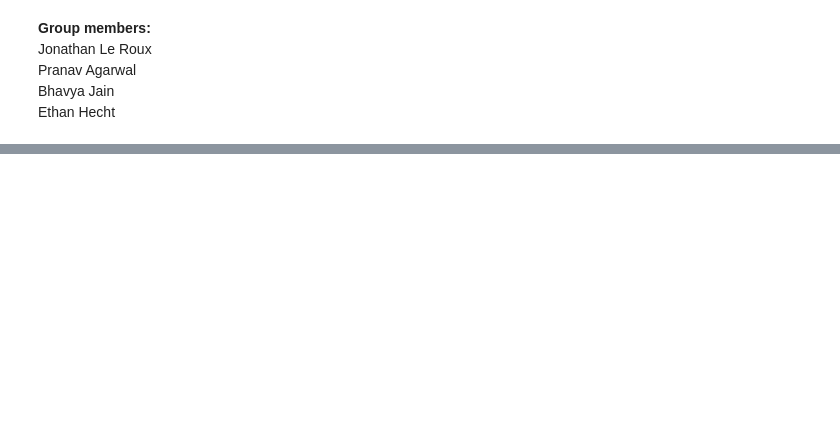
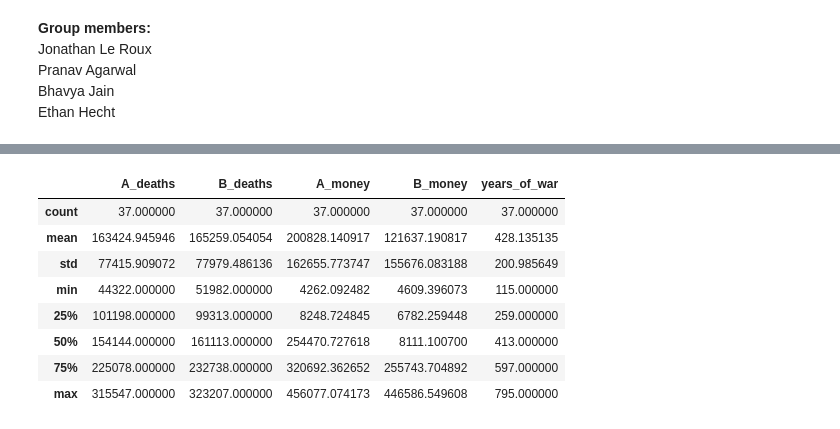
Before and after one commit to BlurSure/cmse202-project-group3, a Jupyter notebook: War modelling.ipynb, the cells around one changed output, grey strips where cells are left out. Cells and saved outputs as stored; diff of their text form; code cells hidden in the pictures; blank space fills up the shorter version.

```diff
--- a/War modelling.ipynb
+++ b/War modelling.ipynb
@@ -190,0 +534,54 @@ print(China.to_string())
+# %%
+"""
+This functions will run a number of simulations on the data that we provide it so that we can get an appoximate win %
+of the factors at play. We can then use the functions later on that are built off of these to customize the territories since
+we do not have text files with specific values
+
+"""
+def run_sims(num_sims,amount1,amount2):
+
+    CountryA_death_array = np.zeros(num_sims)
+    CountryB_death_array = np.zeros(num_sims)
+    CountryA_money_array = np.zeros(num_sims)
+    CountryB_money_array = np.zeros(num_sims)
+    years_of_war = np.zeros(num_sims)
+    winner_of_war = []
+
+    for i in range(num_sims):
+        Country1, Country2 = take_in_data("Territory data.csv",amount1,amount2)
+        years_of_war[i] = War_no_vis(Country1,Country2)
+        CountryA_death_array[i] = (Country1.deaths)
+        CountryB_death_array[i] = (Country2.deaths)
+        CountryA_money_array[i] = Country1.money
+        CountryB_money_array[i] = Country2.money
+
+        if len(Country1.territory_list) != 0 :
+            winner_of_war.append(Country1.name)
+        else:
+            winner_of_war.append(Country2.name)
+
+    data={"A_deaths":CountryA_death_array,
+          "B_deaths": CountryB_death_array,
+          "A_money": CountryA_money_array,
+          "B_money" : CountryB_money_array,
+          "years_of_war" :years_of_war,
+          "winner": winner_of_war}
+
+    df = pd.DataFrame(data)
+    return df
+# %%
+#run simulations for 1000 times
+df = run_sims(50,100000,100000)
+#theres a chance that nobody wins so we remove this case
+df = df[df["years_of_war"]!= 800]
+df.describe()
+# %% [output]
+|  | A_deaths | B_deaths | A_money | B_money | years_of_war |
+| count | 37.000000 | 37.000000 | 37.000000 | 37.000000 | 37.000000 |
+| mean | 163424.945946 | 165259.054054 | 200828.140917 | 121637.190817 | 428.135135 |
+| std | 77415.909072 | 77979.486136 | 162655.773747 | 155676.083188 | 200.985649 |
+| min | 44322.000000 | 51982.000000 | 4262.092482 | 4609.396073 | 115.000000 |
+| 25% | 101198.000000 | 99313.000000 | 8248.724845 | 6782.259448 | 259.000000 |
+| 50% | 154144.000000 | 161113.000000 | 254470.727618 | 8111.100700 | 413.000000 |
+| 75% | 225078.000000 | 232738.000000 | 320692.362652 | 255743.704892 | 597.000000 |
+| max | 315547.000000 | 323207.000000 | 456077.074173 | 446586.549608 | 795.000000 |
```
Also changed, not shown: parts of 26 cells of this notebook.
